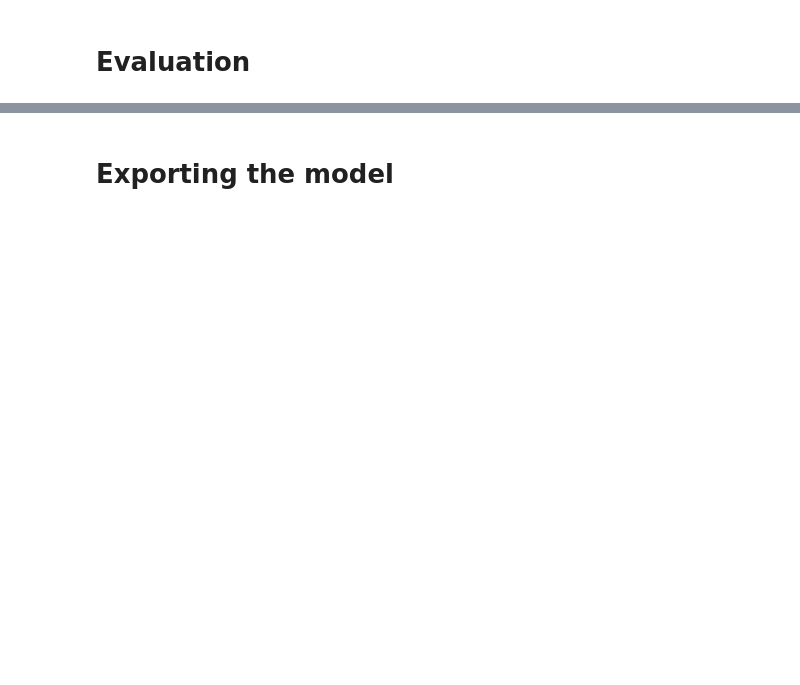
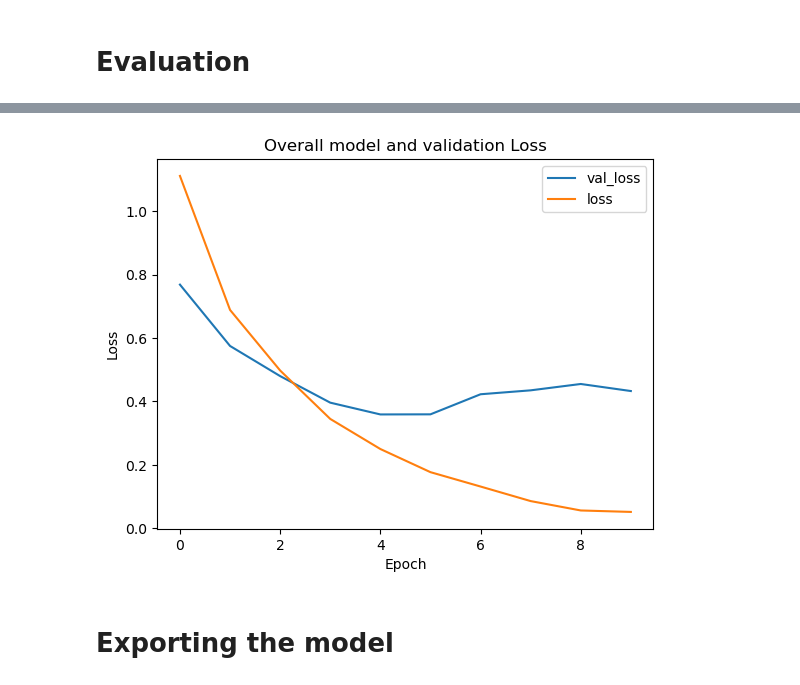
Before and after one commit to Skyrub-dev/BT_AI, a Jupyter notebook: BT_AI.ipynb, the cells around one changed output, grey strips where cells are left out. Drawn from its saved outputs; the diff is of its cells as text; code cells hidden in the pictures; blank space fills up the shorter version.

```diff
--- a/BT_AI.ipynb
+++ b/BT_AI.ipynb
@@ -171,11 +236,13 @@ plt.show()
 # %%
 plt.plot(history.history['val_loss'])
 plt.plot(history.history['loss'])
-plt.title('Model Loss and Accuracy')
-plt.ylabel('Loss/Accuracy')
+plt.title('Overall model and validation Loss')
+plt.ylabel('Loss')
 plt.xlabel('Epoch')
 plt.legend(['val_loss', 'loss'], loc='upper right')
 plt.show()
+# %% [output]
+[figure, added]
 # %% [markdown]
 # Exporting the model
 # %%
```
Also changed, not shown: parts of 21 cells of this notebook.
